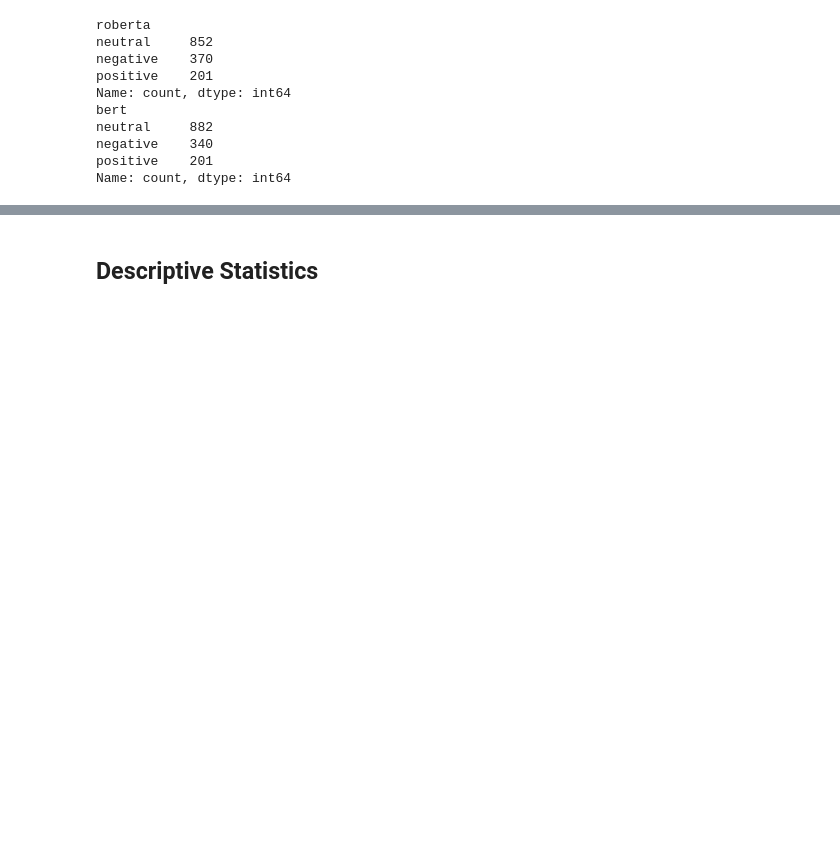
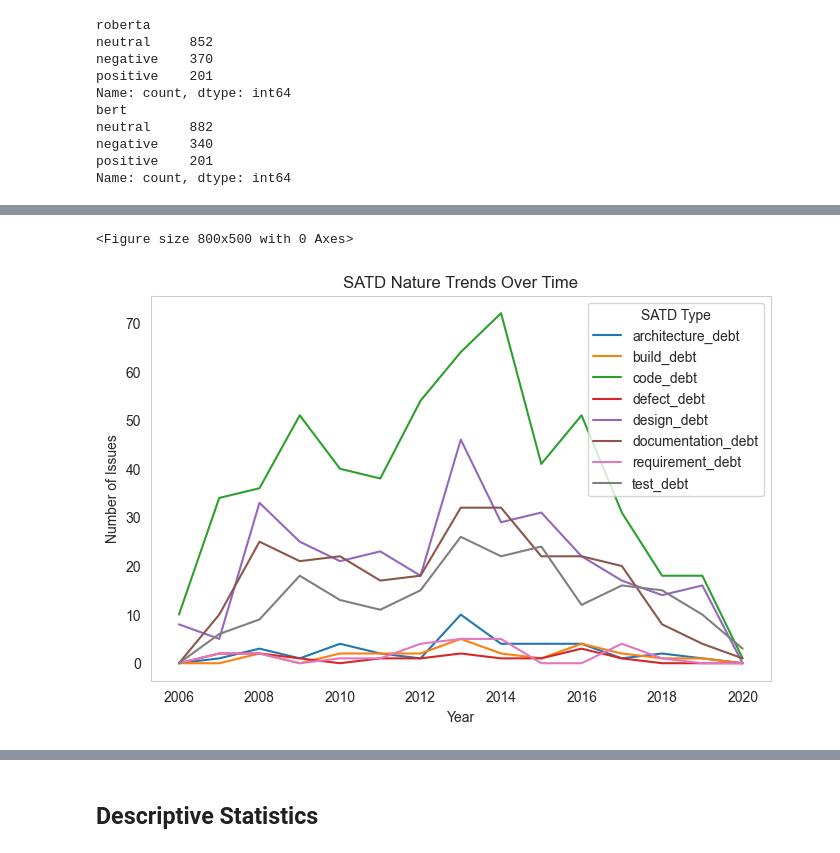
Before and after one commit to himawanbayu/EvidenceBasedSWE_SATDSentiment, a Jupyter notebook: codes/rq2/Comments.ipynb, the cells around one changed output, grey strips where cells are left out. Saved outputs shown, nothing was run; the diff lists cells and outputs as text; code cells hidden in the pictures; blank space fills up the shorter version.

```diff
--- a/codes/rq2/Comments.ipynb
+++ b/codes/rq2/Comments.ipynb
@@ -27,0 +72,6 @@ Name: count, dtype: int64
+# %%
+# Count SATD categories per year
+satd_nature_trend = data.groupby(["created_year", "classification"]).size().unstack(fill_value=0)
+
+# Display SATD nature trends over time
+tools.display_dataframe_to_user(name="SATD Nature Trends", dataframe=satd_nature_trend)
@@ -27,0 +83,12 @@ Name: count, dtype: int64
+# %%
+plt.figure(figsize=(8, 5))
+satd_nature_trend.plot(kind="line", figsize=(8, 5))
+plt.xlabel("Year")
+plt.ylabel("Number of Issues")
+plt.title("SATD Nature Trends Over Time")
+plt.legend(title="SATD Type")
+plt.grid()
+plt.show()
+# %% [output]
+<Figure size 800x500 with 0 Axes>
+[figure, added]
```
Also changed, not shown: parts of 35 cells of this notebook, 3 other files.
